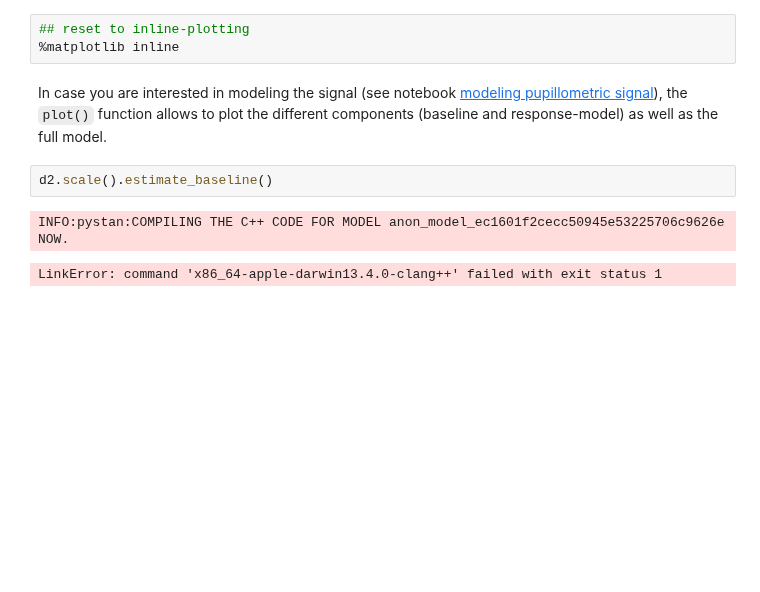
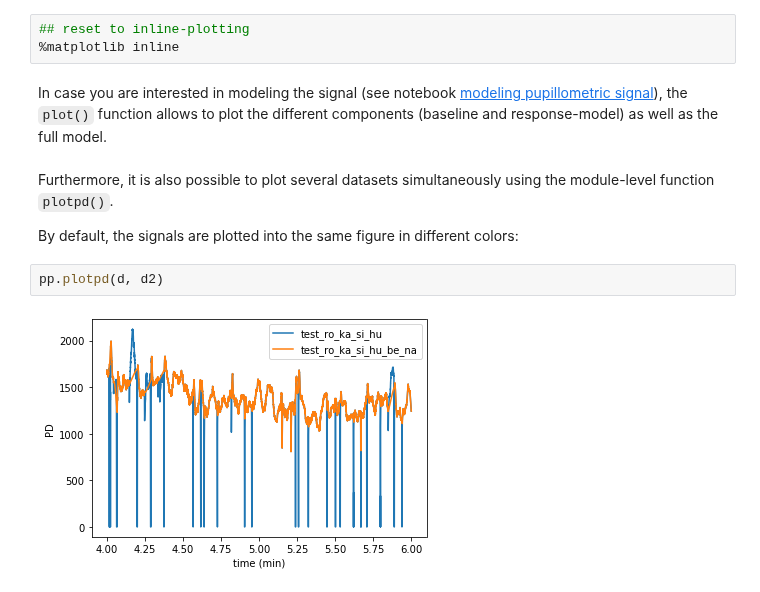
Before and after one commit to ihrke/pypillometry, a Jupyter notebook: docs/plotting.ipynb, the cells around one changed output. Cells and saved outputs as stored; diff of their text form; blank space fills up the shorter version.

Commit message:
plotting.ipynb finished

```diff
--- a/docs/plotting.ipynb
+++ b/docs/plotting.ipynb
@@ -62,8 +62,11 @@ Using matplotlib backend: MacOSX
 %matplotlib inline
 # %% [markdown]
 In case you are interested in modeling the signal (see notebook [modeling pupillometric signal](/docs/html/docs/modeling.html)), the `plot()` function allows to plot the different components (baseline and response-model) as well as the full model.
-# %%
-d2.scale().estimate_baseline()
-# %% [output]
-INFO:pystan:COMPILING THE C++ CODE FOR MODEL anon_model_ec1601f2cecc50945e53225706c9626e NOW.
-LinkError: command 'x86_64-apple-darwin13.4.0-clang++' failed with exit status 1
+# %% [markdown]
+Furthermore, it is also possible to plot several datasets simultaneously using the module-level function `plotpd()`.
+
+By default, the signals are plotted into the same figure in different colors:
+# %%
+pp.plotpd(d, d2)
+# %% [output]
+[figure, added]
```
Also changed, not shown: parts of 17 cells of this notebook.
